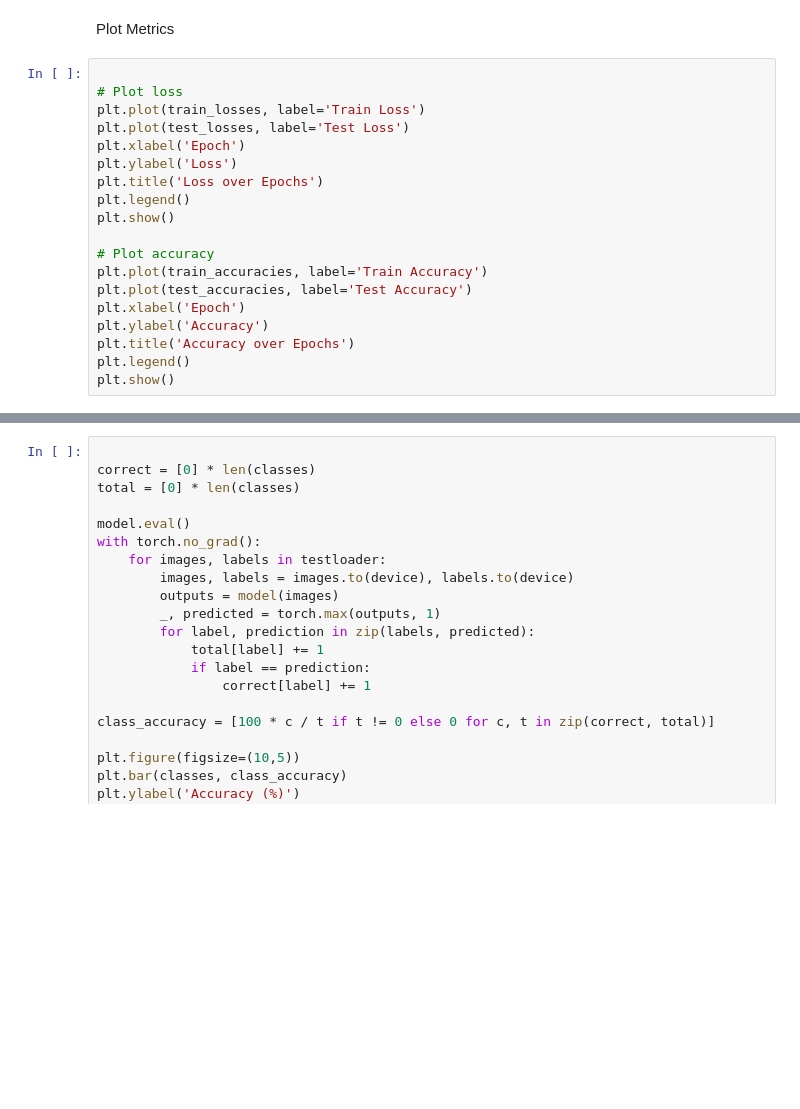
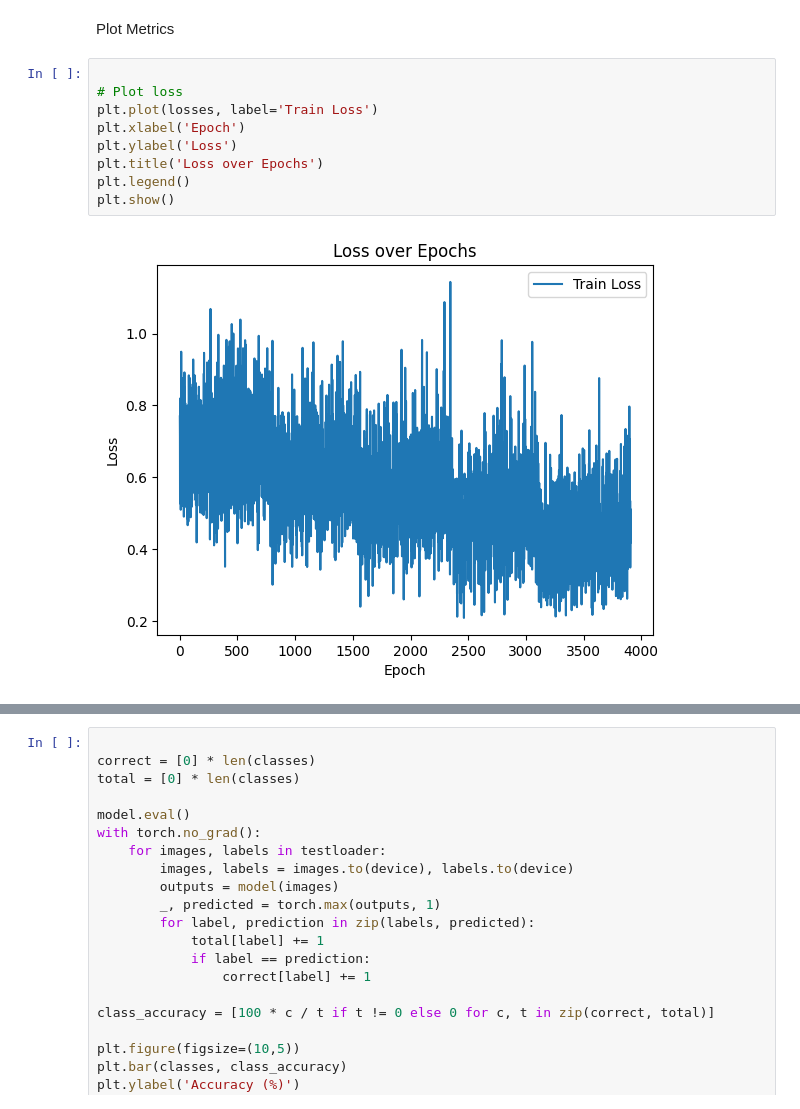
Before and after one commit to Hisairnessag3/check_azure, a Jupyter notebook: custom_notebook.ipynb, the cells around one changed output, grey strips where cells are left out. Cells and saved outputs as stored; diff of their text form; blank space fills up the shorter version.

```diff
--- a/custom_notebook.ipynb
+++ b/custom_notebook.ipynb
@@ -150,22 +182,14 @@ Plot Metrics
 # %%
 
 # Plot loss
-plt.plot(train_losses, label='Train Loss')
-plt.plot(test_losses, label='Test Loss')
+plt.plot(losses, label='Train Loss')
 plt.xlabel('Epoch')
 plt.ylabel('Loss')
 plt.title('Loss over Epochs')
 plt.legend()
 plt.show()
-
-# Plot accuracy
-plt.plot(train_accuracies, label='Train Accuracy')
-plt.plot(test_accuracies, label='Test Accuracy')
-plt.xlabel('Epoch')
-plt.ylabel('Accuracy')
-plt.title('Accuracy over Epochs')
-plt.legend()
-plt.show()
+# %% [output]
+[figure, added]
 # %%
 
 from sklearn.metrics import confusion_matrix, ConfusionMatrixDisplay
```
Also changed, not shown: parts of 6 cells of this notebook.
